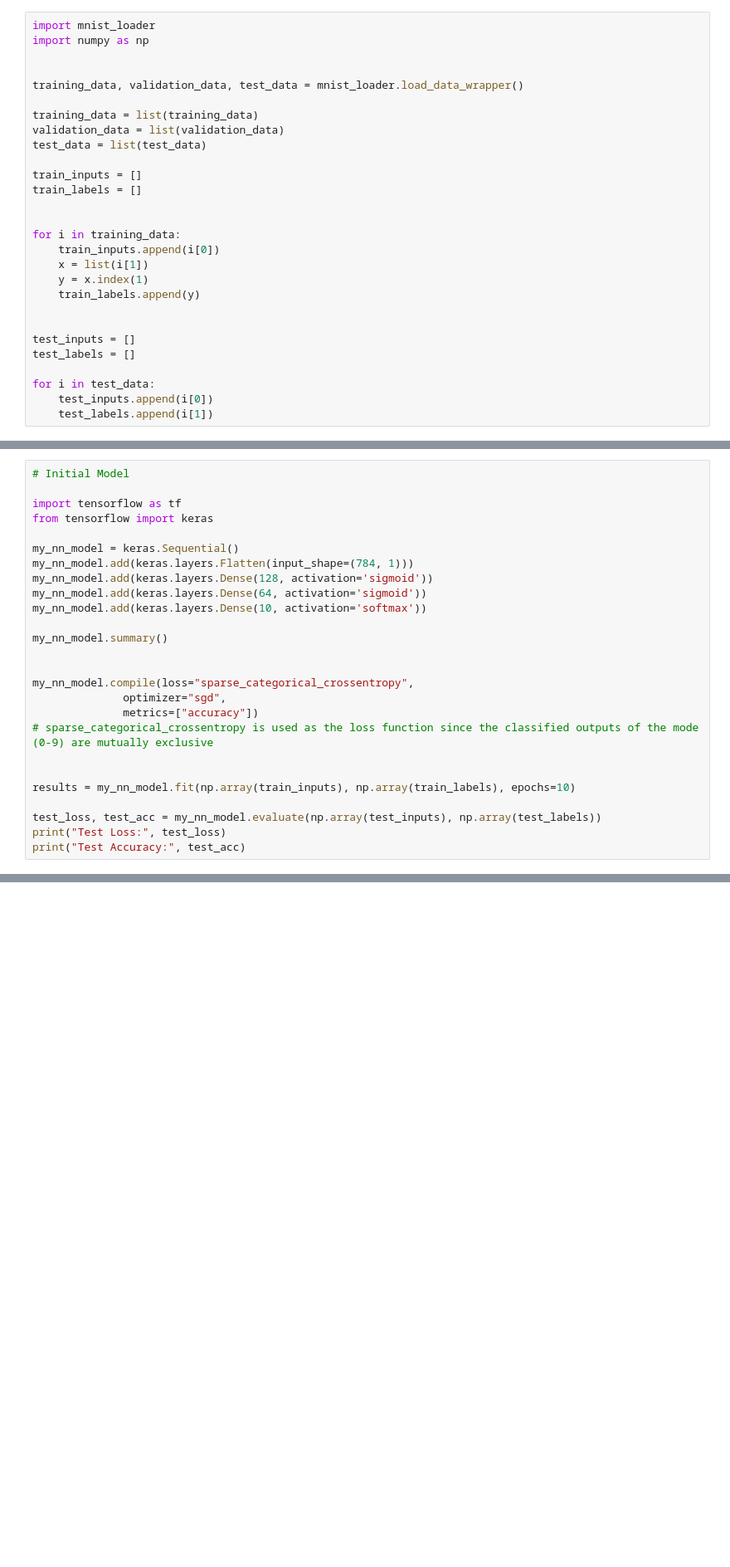
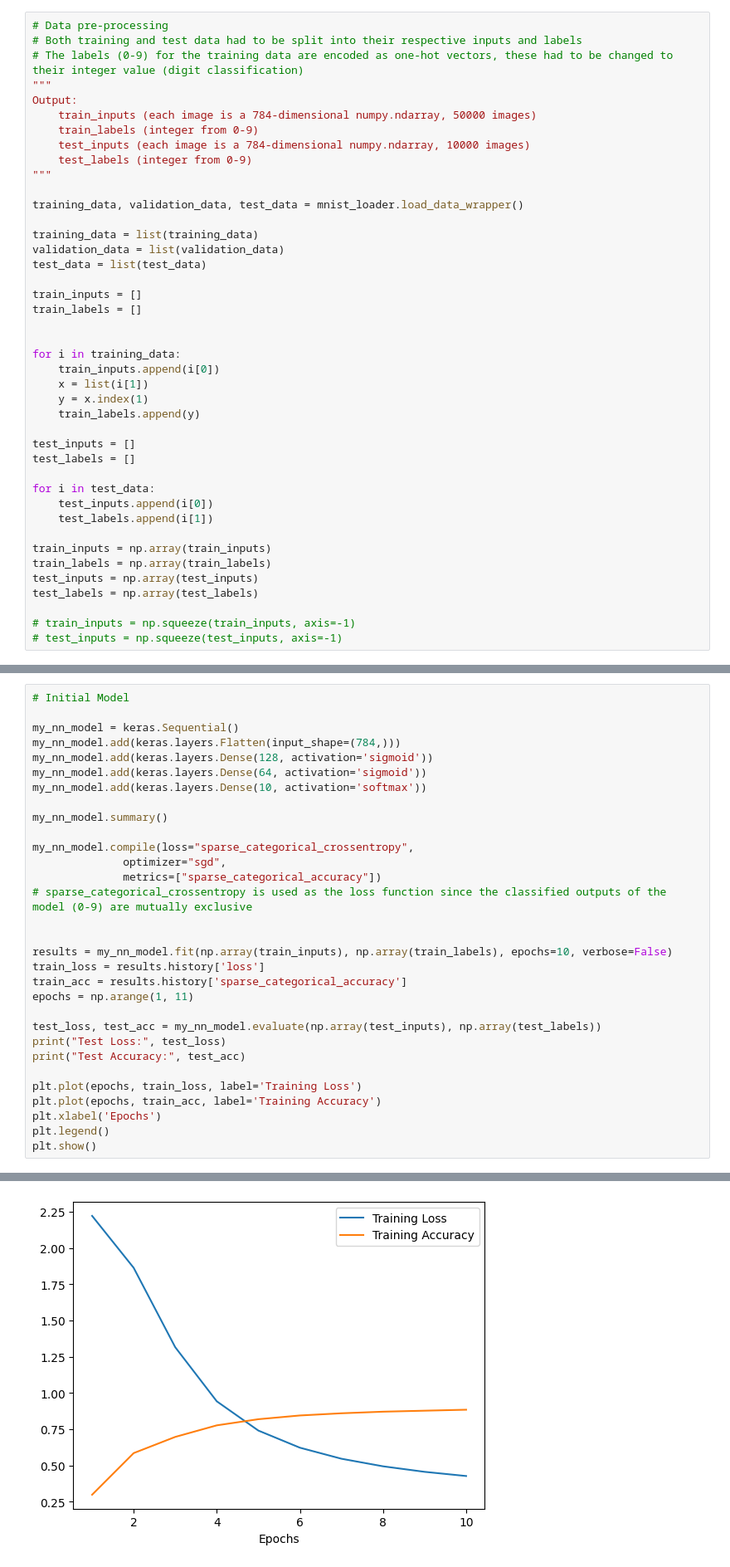
Before and after one commit to AvaneenP/CS6316-FinalProj, a Jupyter notebook: mnist_nn_analysis.ipynb, the cells around one changed output, grey strips where cells are left out. Shown at 83% size. Cells and saved outputs as stored; diff of their text form; blank space fills up the shorter version.

Commit message:
final mnist analysis

```diff
--- a/mnist_nn_analysis.ipynb
+++ b/mnist_nn_analysis.ipynb
@@ -1,7 +8,14 @@
 # %%
-import mnist_loader
-import numpy as np
-
+# Data pre-processing
+# Both training and test data had to be split into their respective inputs and labels
+# The labels (0-9) for the training data are encoded as one-hot vectors, these had to be changed to their integer value (digit classification)
+"""
+Output:
+    train_inputs (each image is a 784-dimensional numpy.ndarray, 50000 images)
+    train_labels (integer from 0-9)
+    test_inputs (each image is a 784-dimensional numpy.ndarray, 10000 images)
+    test_labels (integer from 0-9)
+"""
 
 training_data, validation_data, test_data = mnist_loader.load_data_wrapper()
 
@@ -19,10 +33,17 @@ for i in training_data:
     y = x.index(1)
     train_labels.append(y)
 
-
 test_inputs = []
 test_labels = []
 
 for i in test_data:
     test_inputs.append(i[0])
     test_labels.append(i[1])
+
+train_inputs = np.array(train_inputs)
+train_labels = np.array(train_labels)
+test_inputs = np.array(test_inputs)
+test_labels = np.array(test_labels)
+
+# train_inputs = np.squeeze(train_inputs, axis=-1)
+# test_inputs = np.squeeze(test_inputs, axis=-1)
@@ -29,27 +53,32 @@ for i in test_data:
 # %%
 # Initial Model
 
-import tensorflow as tf
-from tensorflow import keras
-
 my_nn_model = keras.Sequential()
-my_nn_model.add(keras.layers.Flatten(input_shape=(784, 1)))
+my_nn_model.add(keras.layers.Flatten(input_shape=(784,)))
 my_nn_model.add(keras.layers.Dense(128, activation='sigmoid'))
 my_nn_model.add(keras.layers.Dense(64, activation='sigmoid'))
 my_nn_model.add(keras.layers.Dense(10, activation='softmax'))
 
 my_nn_model.summary()
 
-
 my_nn_model.compile(loss="sparse_categorical_crossentropy",
               optimizer="sgd",
-              metrics=["accuracy"])
-# sparse_categorical_crossentropy is used as the loss function since the classified outputs of the mode (0-9) are mutually exclusive
+              metrics=["sparse_categorical_accuracy"])
+# sparse_categorical_crossentropy is used as the loss function since the classified outputs of the model (0-9) are mutually exclusive
 
 
-results = my_nn_model.fit(np.array(train_inputs), np.array(train_labels), epochs=10)
+results = my_nn_model.fit(np.array(train_inputs), np.array(train_labels), epochs=10, verbose=False)
+train_loss = results.history['loss']
+train_acc = results.history['sparse_categorical_accuracy']
+epochs = np.arange(1, 11)
 
 test_loss, test_acc = my_nn_model.evaluate(np.array(test_inputs), np.array(test_labels))
 print("Test Loss:", test_loss)
 print("Test Accuracy:", test_acc)
+
+plt.plot(epochs, train_loss, label='Training Loss')
+plt.plot(epochs, train_acc, label='Training Accuracy')
+plt.xlabel('Epochs')
+plt.legend()
+plt.show()
 # %% [output]
@@ -73,3 +105,4 @@ Test Accuracy: 0.8938999772071838
+[figure, added]
 # %%
 # Changing number of epochs
 # Would expect overfitting as epochs increase
```
Also changed, not shown: parts of 8 cells of this notebook.
